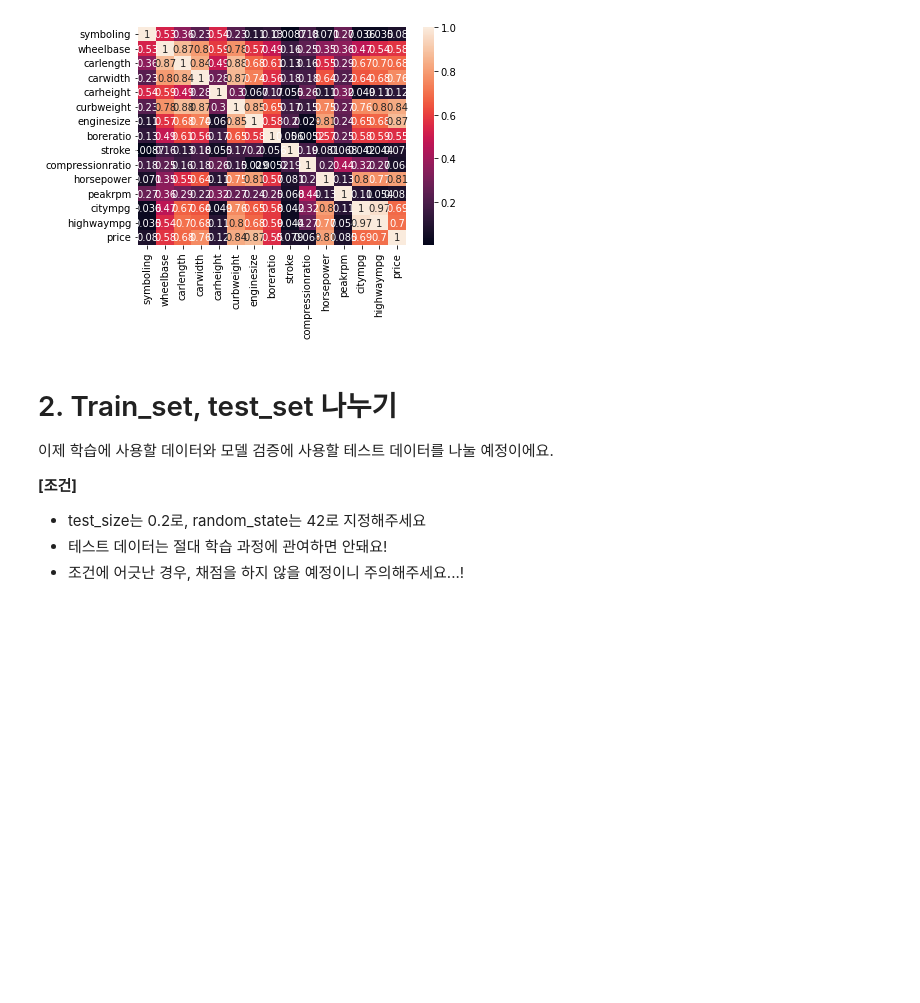
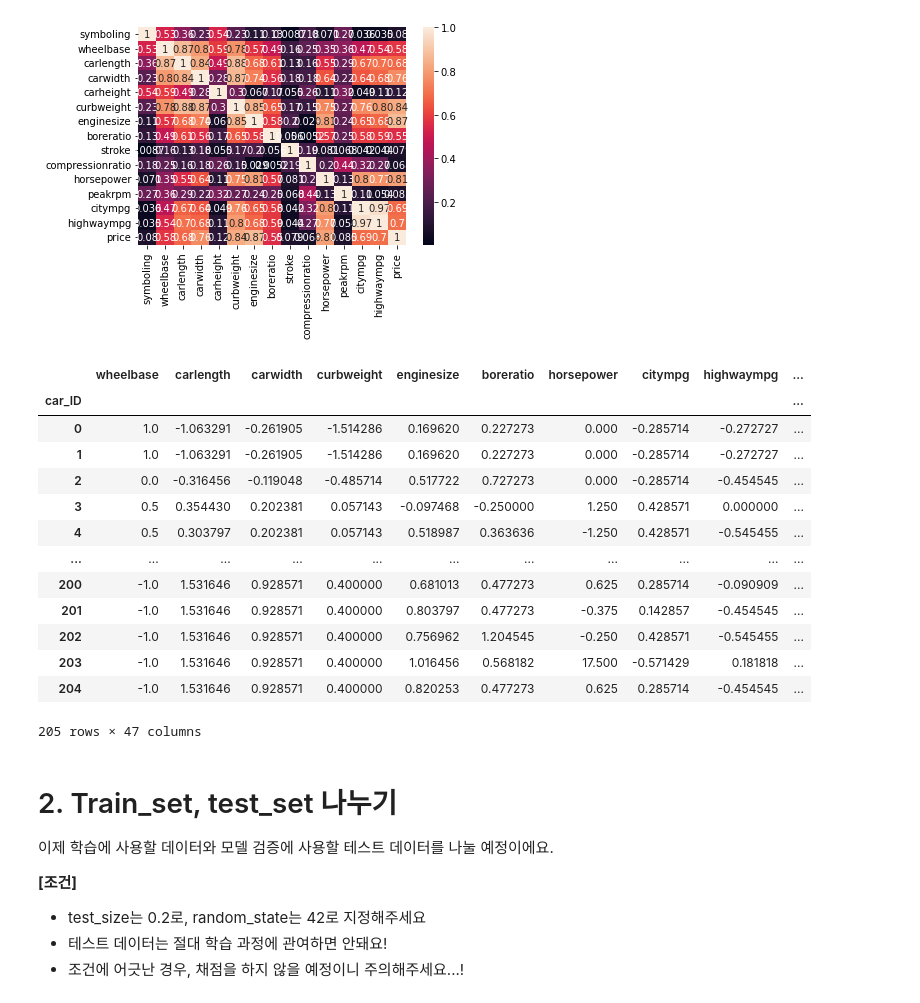
Before and after one commit to hiroyoshifuruno/DAP__2022, a Jupyter notebook: Lecture8.ipynb, the cells around one changed output. Saved outputs shown, nothing was run; the diff lists cells and outputs as text; code cells hidden in the pictures; blank space fills up the shorter version.

```diff
--- a/Lecture8.ipynb
+++ b/Lecture8.ipynb
@@ -182,6 +182,23 @@ X = X.drop(["symboling","peakrpm","compressionratio","stroke","carheight"], axis
 X = pd.get_dummies(X, columns=['fueltype', 'aspiration', 'doornumber', 'carbody', 'drivewheel', 'enginelocation', 'enginetype', "cylindernumber", 'fuelsystem'])
 # %%
 X=X.drop("price", axis=1)
+# %%
+X
+# %% [output]
+|  | wheelbase | carlength | carwidth | curbweight | enginesize | boreratio | horsepower | citympg | highwaympg | ... |
+| car_ID |  |  |  |  |  |  |  |  |  | ... |
+| 0 | 1.0 | -1.063291 | -0.261905 | -1.514286 | 0.169620 | 0.227273 | 0.000 | -0.285714 | -0.272727 | ... |
+| 1 | 1.0 | -1.063291 | -0.261905 | -1.514286 | 0.169620 | 0.227273 | 0.000 | -0.285714 | -0.272727 | ... |
+| 2 | 0.0 | -0.316456 | -0.119048 | -0.485714 | 0.517722 | 0.727273 | 0.000 | -0.285714 | -0.454545 | ... |
+| 3 | 0.5 | 0.354430 | 0.202381 | 0.057143 | -0.097468 | -0.250000 | 1.250 | 0.428571 | 0.000000 | ... |
+| 4 | 0.5 | 0.303797 | 0.202381 | 0.057143 | 0.518987 | 0.363636 | -1.250 | 0.428571 | -0.545455 | ... |
+| ... | ... | ... | ... | ... | ... | ... | ... | ... | ... | ... |
+| 200 | -1.0 | 1.531646 | 0.928571 | 0.400000 | 0.681013 | 0.477273 | 0.625 | 0.285714 | -0.090909 | ... |
+| 201 | -1.0 | 1.531646 | 0.928571 | 0.400000 | 0.803797 | 0.477273 | -0.375 | 0.142857 | -0.454545 | ... |
+| 202 | -1.0 | 1.531646 | 0.928571 | 0.400000 | 0.756962 | 1.204545 | -0.250 | 0.428571 | -0.545455 | ... |
+| 203 | -1.0 | 1.531646 | 0.928571 | 0.400000 | 1.016456 | 0.568182 | 17.500 | -0.571429 | 0.181818 | ... |
+| 204 | -1.0 | 1.531646 | 0.928571 | 0.400000 | 0.820253 | 0.477273 | 0.625 | 0.285714 | -0.454545 | ... |
+205 rows × 47 columns
 # %% [markdown]
 # 2. Train_set, test_set 나누기
 이제 학습에 사용할 데이터와 모델 검증에 사용할 테스트 데이터를 나눌 예정이에요.
```
Also changed, not shown: parts of 3 cells of this notebook.
